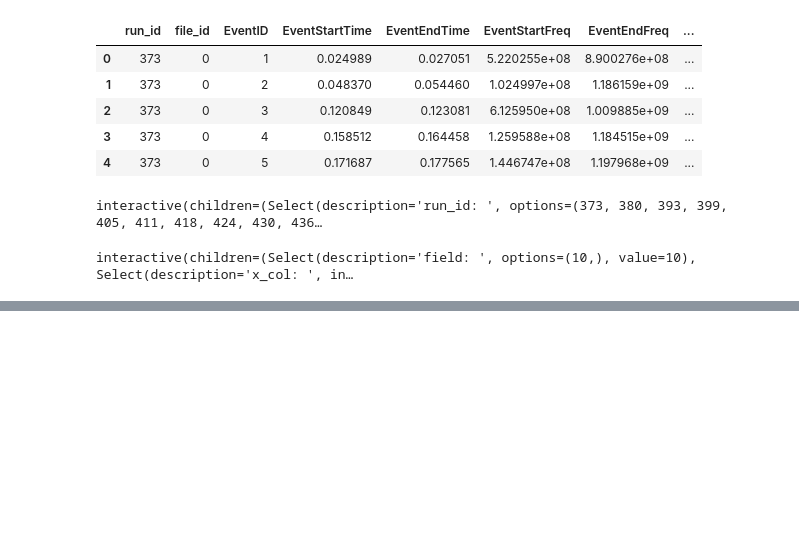
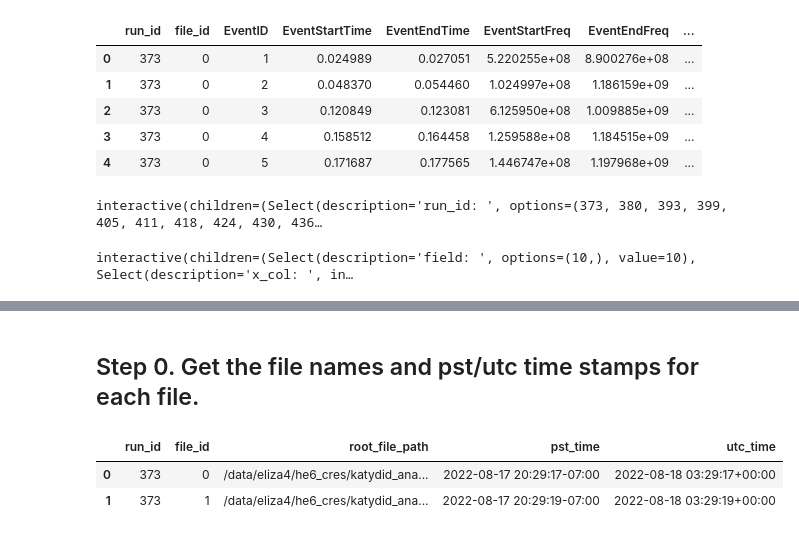
Before and after one commit to Helium6CRES/rocks_analysis_pipeline, a Jupyter notebook: rocks_analysis_demo_09162022.ipynb, the cells around one changed output, grey strips where cells are left out. Cells and saved outputs as stored; diff of their text form; code cells hidden in the pictures; blank space fills up the shorter version.

```diff
--- a/rocks_analysis_demo_09162022.ipynb
+++ b/rocks_analysis_demo_09162022.ipynb
@@ -210,0 +213,9 @@ interactive(children=(Select(description='field: ', options=(10,), value=10), Se
+# %%
+
+
+datetime_str = '09/19/18 13:55:26'
+
+datetime_object = datetime.strptime(datetime_str, '%m/%d/%y %H:%M:%S')
+
+print(type(datetime_object))
+print(datetime_object)
@@ -210,0 +225,2 @@ interactive(children=(Select(description='field: ', options=(10,), value=10), Se
+# %% [markdown]
+## Step 0. Get the file names and pst/utc time stamps for each file.
@@ -210,0 +242,6 @@ interactive(children=(Select(description='field: ', options=(10,), value=10), Se
+# %%
+display(root_file_paths.head(2))
+# %% [output]
+|  | run_id | file_id | root_file_path | pst_time | utc_time |
+| 0 | 373 | 0 | /data/eliza4/he6_cres/katydid_ana... | 2022-08-17 20:29:17-07:00 | 2022-08-18 03:29:17+00:00 |
+| 1 | 373 | 1 | /data/eliza4/he6_cres/katydid_ana... | 2022-08-17 20:29:19-07:00 | 2022-08-18 03:29:19+00:00 |
```
Also changed, not shown: parts of 21 cells of this notebook, 3 other files.
